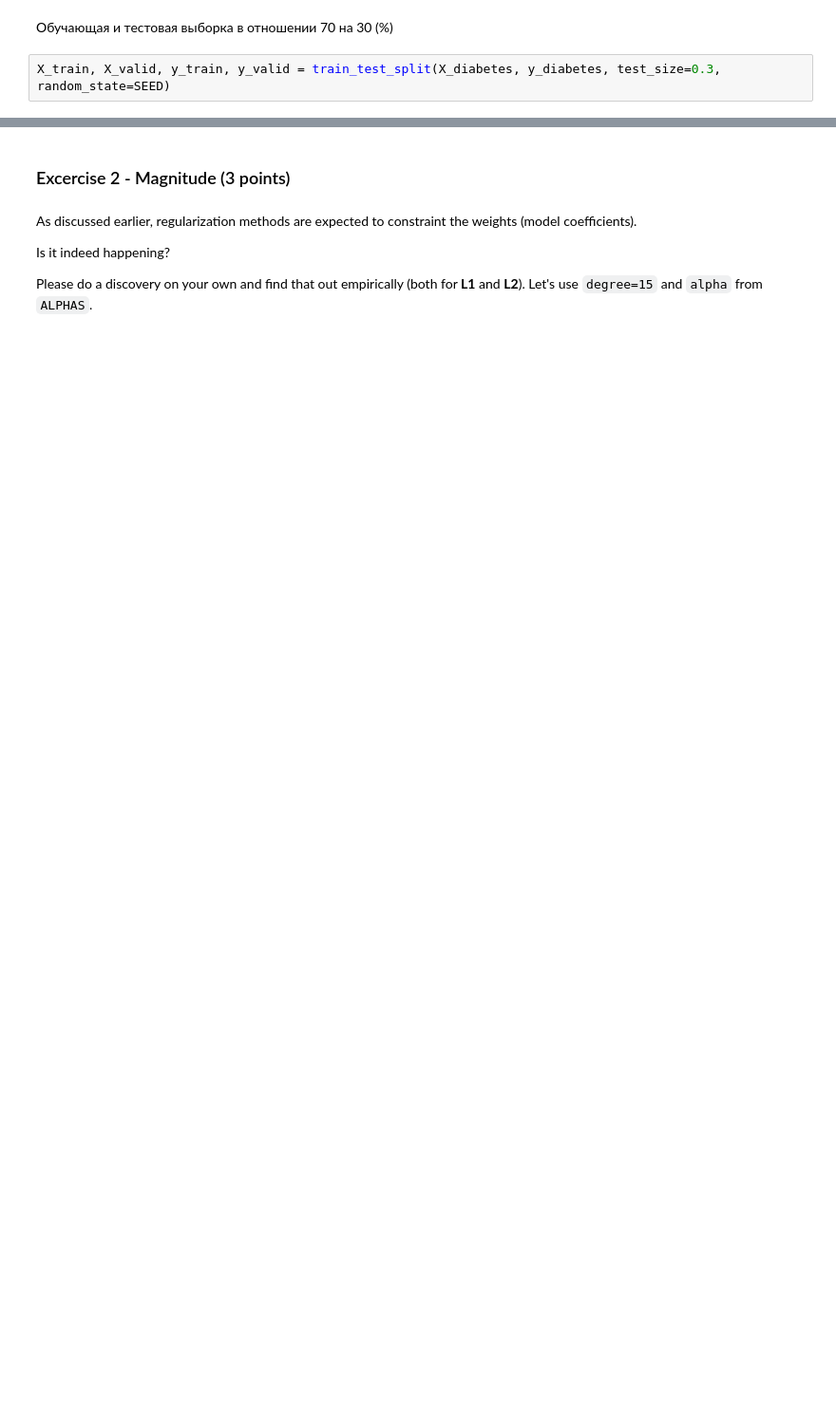
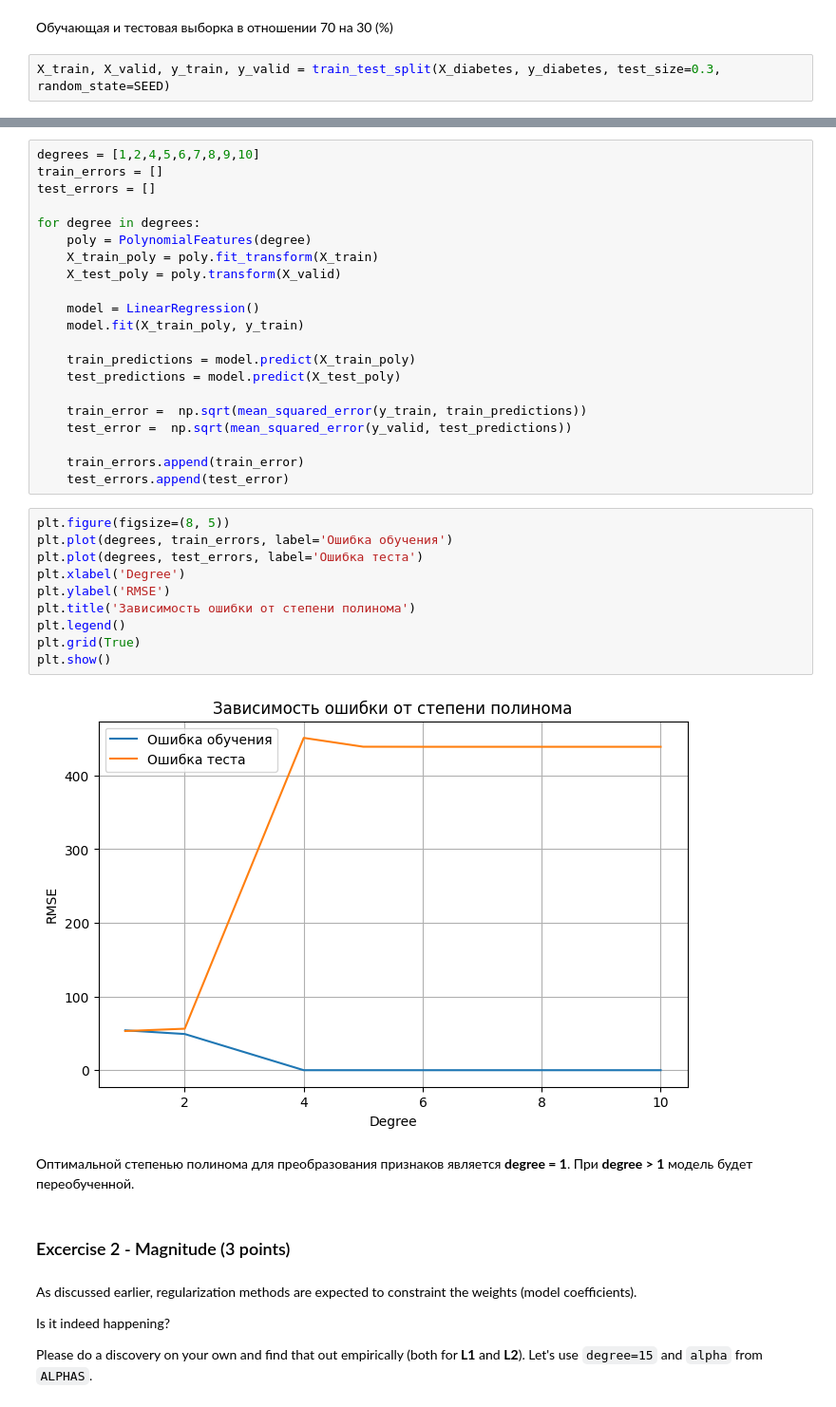
Before and after one commit to kri1mka/ml-intro, a Jupyter notebook: 4_overfitting_regularization/overfitting_regularization.ipynb, the cells around one changed output, grey strips where cells are left out. Shown at 95% size. Drawn from its saved outputs; the diff is of its cells as text; blank space fills up the shorter version.

```diff
--- a/4_overfitting_regularization/overfitting_regularization.ipynb
+++ b/4_overfitting_regularization/overfitting_regularization.ipynb
@@ -402,3 +421,39 @@ x_poly.shape
+# %%
+degrees = [1,2,4,5,6,7,8,9,10]
+train_errors = []
+test_errors = []
+
+for degree in degrees:
+    poly = PolynomialFeatures(degree)
+    X_train_poly = poly.fit_transform(X_train)
+    X_test_poly = poly.transform(X_valid)
+
+    model = LinearRegression()
+    model.fit(X_train_poly, y_train)
+
+    train_predictions = model.predict(X_train_poly)
+    test_predictions = model.predict(X_test_poly)
+
+    train_error =  np.sqrt(mean_squared_error(y_train, train_predictions))
+    test_error =  np.sqrt(mean_squared_error(y_valid, test_predictions))
+
+    train_errors.append(train_error)
+    test_errors.append(test_error)
+# %%
+plt.figure(figsize=(8, 5))
+plt.plot(degrees, train_errors, label='Ошибка обучения')
+plt.plot(degrees, test_errors, label='Ошибка теста')
+plt.xlabel('Degree')
+plt.ylabel('RMSE')
+plt.title('Зависимость ошибки от степени полинома')
+plt.legend()
+plt.grid(True)
+plt.show()
+# %% [output]
+[figure, added]
+# %% [markdown]
+Оптимальной степенью полинома для преобразования признаков является **degree = 1**.
+При **degree > 1** модель будет переобученной.
 # %% [markdown]
 ### Excercise 2 - Magnitude (3 points)
 # %% [markdown]
```
Also changed, not shown: parts of 16 cells of this notebook.
